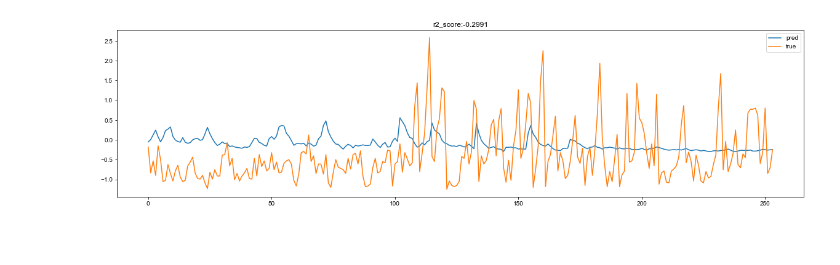
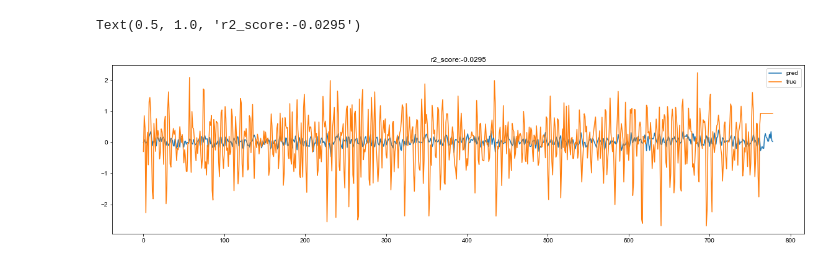
Before and after one commit to ZedRover/forecasting-project, a Jupyter notebook: notebook/deep-learning/lstm_128_dropout_1_dense_1.ipynb, the cells around one changed output. Saved outputs shown, nothing was run; the diff lists cells and outputs as text; code cells hidden in the pictures.

Commit message:
lstm nnar

```diff
--- a/notebook/deep-learning/lstm_128_dropout_1_dense_1.ipynb
+++ b/notebook/deep-learning/lstm_128_dropout_1_dense_1.ipynb
@@ -62,32 +66,24 @@ sequence_length = 200
 # %%
-
 dataset_train = keras.preprocessing.timeseries_dataset_from_array(
     x_train,
     y_train,
     sequence_length=sequence_length,
-    # sampling_rate=step,
+    sampling_rate=step,
     batch_size=batch_size,
 )
 # %%
-x_end = len(val_data) - past - future
-
-label_start = train_split + past + future
-
-x_val = val_data.iloc[:x_end,:].values
-y_val = features.iloc[label_start:][[1]]
-
 dataset_val = keras.preprocessing.timeseries_dataset_from_array(
     x_val,
     y_val,
     sequence_length=sequence_length,
-    # sampling_rate=step,
+    sampling_rate=step,
     batch_size=batch_size,
 )
 
 
-for batch in dataset_val.take(1):
+for batch in dataset_train.take(1):
     inputs, targets = batch
 
-print("Input shape:", inputs.numpy().shape)
-print("Target shape:", targets.numpy().shape)
+print("Input shape:", inputs.shape)
+print("Target shape:", targets.shape)
 # %% [output]
@@ -96,9 +92,12 @@ Target shape: (254, 1)
 # %%
 inputs = keras.layers.Input(shape=(inputs.shape[1], inputs.shape[2]))
-lstm_out = keras.layers.LSTM(128)(inputs)
-outputs = keras.layers.Dense(1)(lstm_out)
-drop_out = keras.layers.Dropout(0.1)(outputs)
-model = keras.Model(inputs=inputs, outputs=drop_out)
+lstm_out = keras.layers.LSTM(16)(inputs)
+outputs = keras.layers.Dense(32)(lstm_out)
+dropout = keras.layers.Dropout(0.5, noise_shape=None, seed=None)(outputs)
+outputs2 = keras.layers.Dense(16)(dropout)
+outputs3 = keras.layers.Dense(1)(outputs2)
+
+model = keras.Model(inputs=inputs, outputs=outputs3)
 model.compile(optimizer=keras.optimizers.Adam(learning_rate=learning_rate), loss="mse")
 model.summary()
 # %% [output]
@@ -121,8 +120,7 @@ Non-trainable params: 0
 _________________________________________________________________
 # %%
 path_checkpoint = "model_checkpoint.h5"
-es_callback = keras.callbacks.EarlyStopping(monitor="val_loss", min_delta=0, patience=5)
-# tensorboard_callback = tf.keras.callbacks.TensorBoard(log_dir="./logs")
+es_callback = keras.callbacks.EarlyStopping(monitor="val_loss", min_delta=0, patience=15, verbose=1, mode="auto", baseline=None, restore_best_weights=False)
 modelckpt_callback = keras.callbacks.ModelCheckpoint(
     monitor="val_loss",
     filepath=path_checkpoint,
@@ -136,7 +134,7 @@ history = model.fit(
     epochs=epochs,
     validation_data=dataset_val,
     callbacks=[es_callback,
-               modelckpt_callback]
-            #    tensorboard_callback],
+               modelckpt_callback,
+               ],
 )
 # %% [output]
@@ -224,7 +224,8 @@ pred = model.predict(dataset_val)
 # %%
 from sklearn.metrics import r2_score
+pred = model.predict(dataset_val)
 y_pred = pred
-y_true = y_val.values.flatten()[-len(y_pred):]
+y_true = y_val.flatten()[-len(y_pred):]
 plt.figure(figsize=(20, 5))
 plt.plot(y_pred,label = 'pred')
 plt.plot(y_true,label='true')
@@ -235,3 +238,4 @@ Text(0.5, 1.0, 'r2_score:-0.2991')
+Text(0.5, 1.0, 'r2_score:-0.0295')
-[figure, old version]
+[figure, new version]
 # %%
 model.save('./models/lstm_128_dense_1.h5')
```
Also changed, not shown: parts of 22 cells of this notebook, 3 other files.
